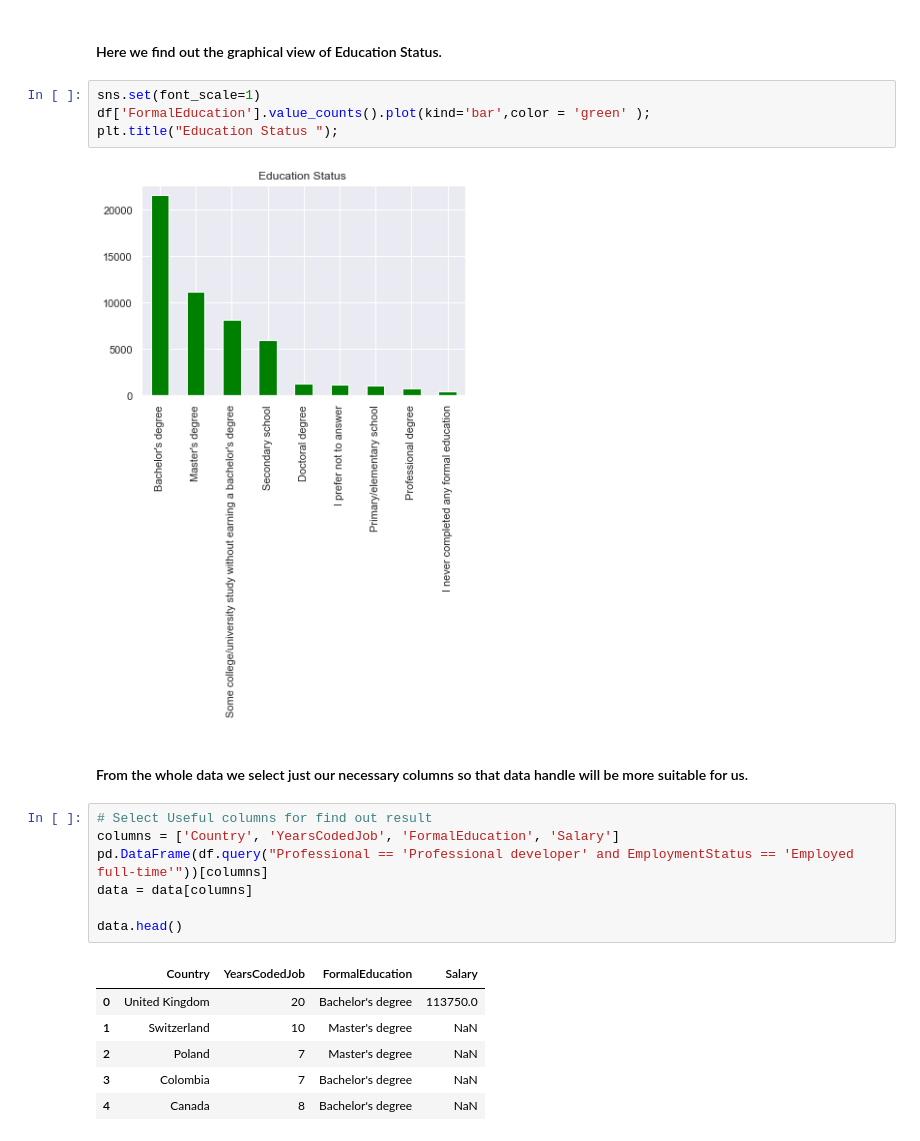
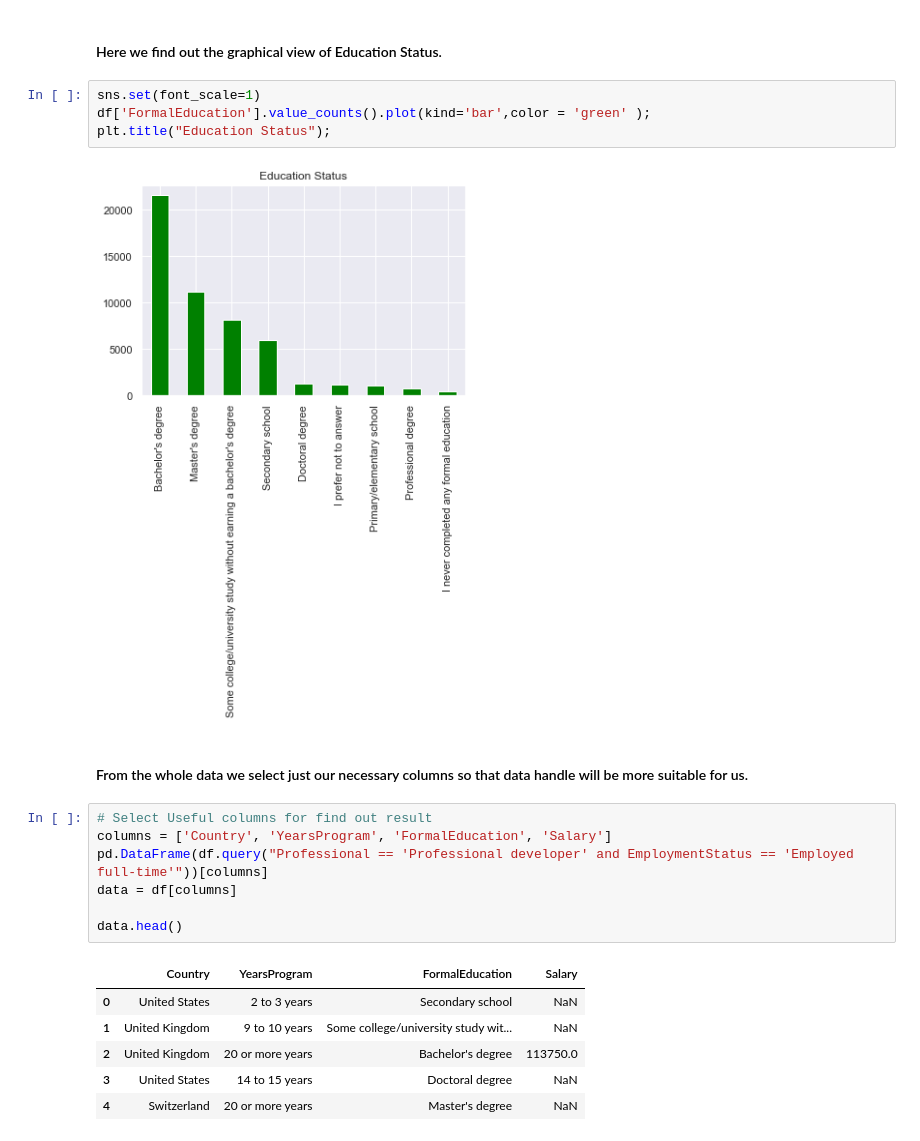
Before and after one commit to albokhitan/First-Data-Science-Blog-Post, a Jupyter notebook: Data Scientist Blog Post.ipynb, the cells around one changed output. Cells and saved outputs as stored; diff of their text form.

```diff
--- a/Data Scientist Blog Post.ipynb
+++ b/Data Scientist Blog Post.ipynb
@@ -40,23 +66,23 @@ df.head()
 # %%
 sns.set(font_scale=1)
 df['FormalEducation'].value_counts().plot(kind='bar',color = 'green' );
-plt.title("Education Status ");
+plt.title("Education Status");
 # %% [output]
 [figure]
 # %% [markdown]
 #### From the whole data we select just our necessary columns so that data handle will be more suitable for us.
 # %%
 # Select Useful columns for find out result
-columns = ['Country', 'YearsCodedJob', 'FormalEducation', 'Salary']
+columns = ['Country', 'YearsProgram', 'FormalEducation', 'Salary']
 pd.DataFrame(df.query("Professional == 'Professional developer' and EmploymentStatus == 'Employed full-time'"))[columns]
-data = data[columns]
+data = df[columns]
 
 data.head()
 # %% [output]
-|  | Country | YearsCodedJob | FormalEducation | Salary |
-| 0 | United Kingdom | 20 | Bachelor's degree | 113750.0 |
-| 1 | Switzerland | 10 | Master's degree | NaN |
-| 2 | Poland | 7 | Master's degree | NaN |
-| 3 | Colombia | 7 | Bachelor's degree | NaN |
-| 4 | Canada | 8 | Bachelor's degree | NaN |
+|  | Country | YearsProgram | FormalEducation | Salary |
+| 0 | United States | 2 to 3 years | Secondary school | NaN |
+| 1 | United Kingdom | 9 to 10 years | Some college/university study wit... | NaN |
+| 2 | United Kingdom | 20 or more years | Bachelor's degree | 113750.0 |
+| 3 | United States | 14 to 15 years | Doctoral degree | NaN |
+| 4 | Switzerland | 20 or more years | Master's degree | NaN |
 # %% [markdown]
```
Also changed, not shown: parts of 21 cells of this notebook, 1 other file.
